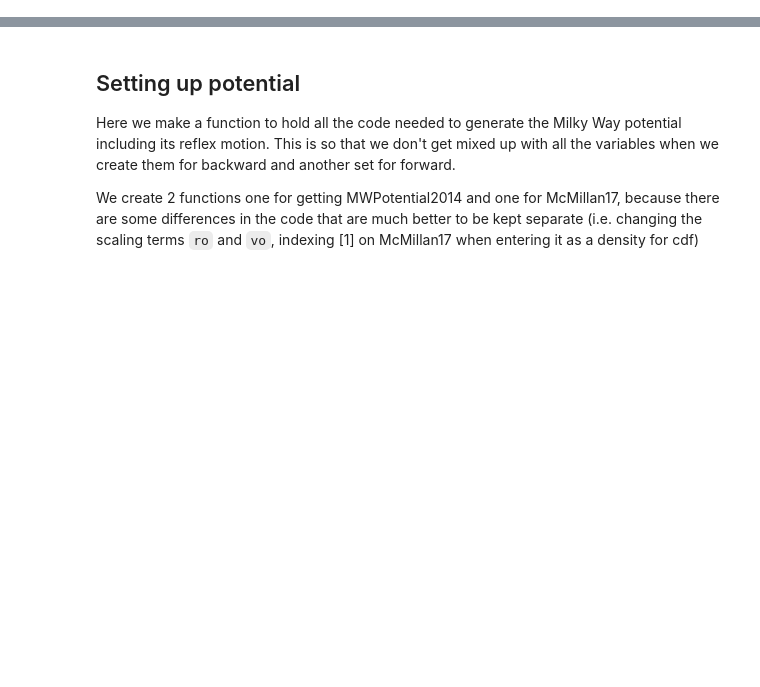
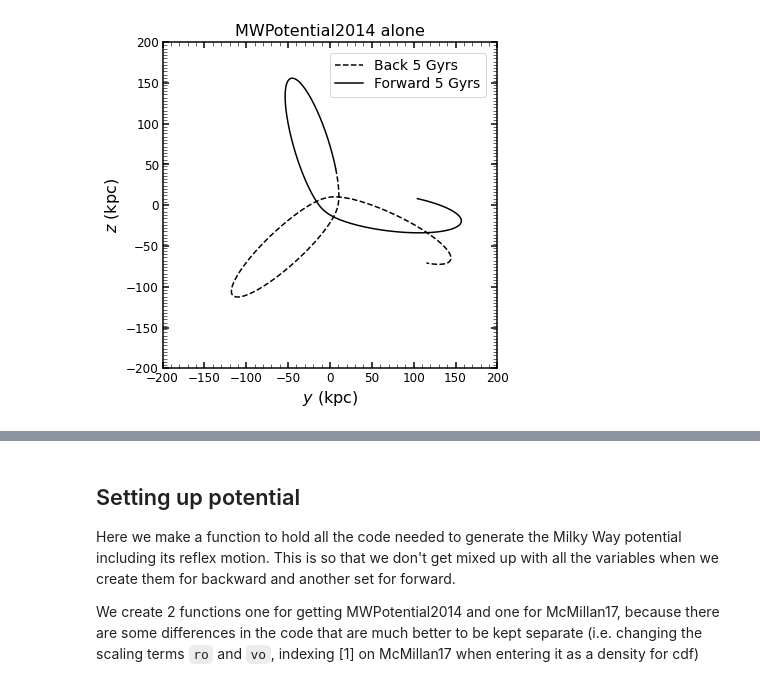
Before and after one commit to Kevin22888/Research-Bootes-III, a Jupyter notebook: additional/Orbit-Integration-with-LMC.ipynb, the cells around one changed output, grey strips where cells are left out. Saved outputs shown, nothing was run; the diff lists cells and outputs as text; code cells hidden in the pictures; blank space fills up the shorter version.

```diff
--- a/additional/Orbit-Integration-with-LMC.ipynb
+++ b/additional/Orbit-Integration-with-LMC.ipynb
@@ -36,0 +47,34 @@ U_VEL_BOO3 = 1.56
+# %%
+# MWPotential2014
+
+orbit1_backward_no_LMC = Orbit(boo3_6D, radec=True)
+orbit1_backward_no_LMC.integrate(time_backward, MWPotential2014)
+
+orbit1_forward_no_LMC = Orbit(boo3_6D, radec=True)
+orbit1_forward_no_LMC.integrate(time_forward, MWPotential2014)
+
+# McMillan17
+
+dist_scale = conversion.get_physical(McMillan17)['ro']
+velo_scale = conversion.get_physical(McMillan17)['vo']
+
+orbit2_backward_no_LMC = Orbit(boo3_6D, ro=dist_scale, vo=velo_scale, radec=True)
+orbit2_backward_no_LMC.integrate(time_backward, McMillan17)
+
+orbit2_forward_no_LMC = Orbit(boo3_6D, ro=dist_scale, vo=velo_scale, radec=True)
+orbit2_forward_no_LMC.integrate(time_forward, McMillan17)
+# %%
+orbit1_backward_no_LMC.plot(d1='y', d2='z', c='k', ls='--', label='Back 5 Gyrs')
+orbit1_forward_no_LMC.plot(d1='y', d2='z', c='k', overplot=True, label='Forward 5 Gyrs')
+
+ax = plt.gca()
+
+ax.set_xlim(-200, 200)
+ax.set_ylim(-200, 200)
+ax.set_title('MWPotential2014 alone')
+ax.legend()
+
+fig = plt.gcf()
+fig.set_size_inches(6, 6)
+# %% [output]
+[figure, added]
```
Also changed, not shown: parts of 14 cells of this notebook.
